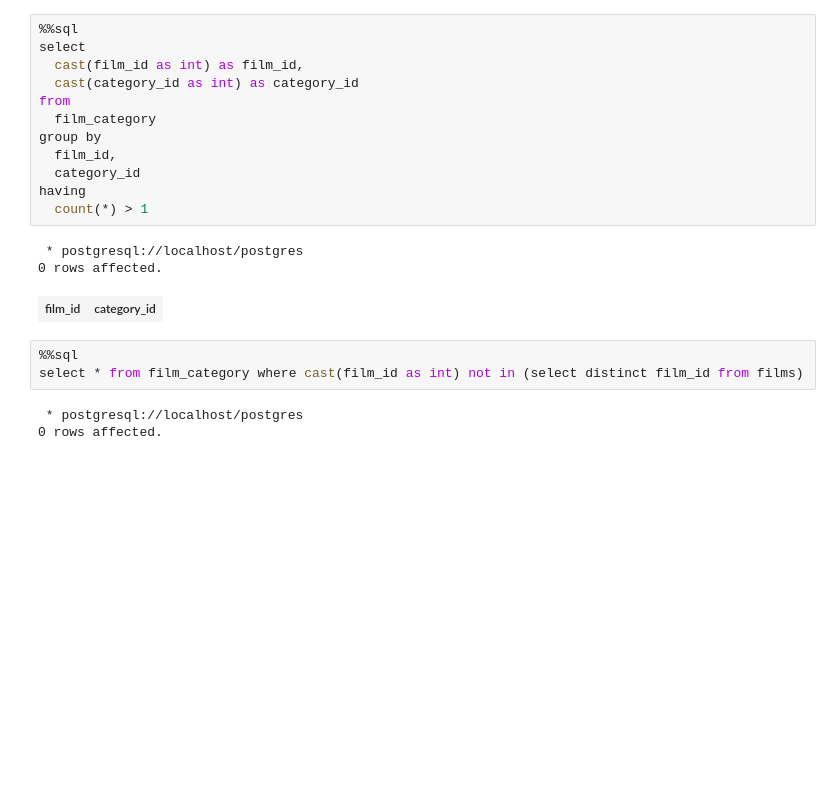
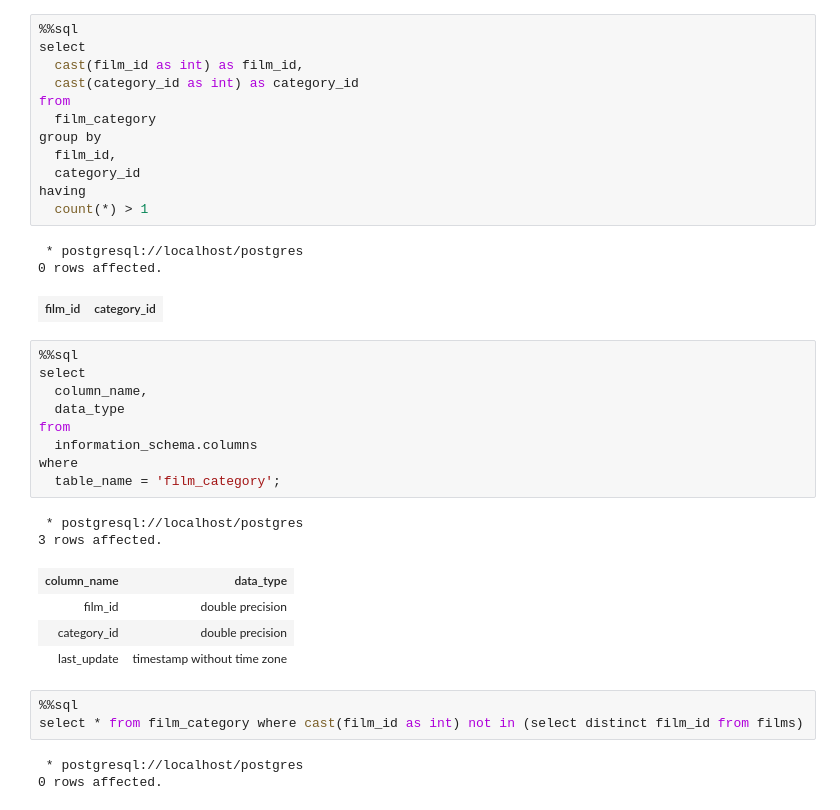
Before and after one commit to julizhu/sql-training-tool, a Jupyter notebook: content/Appendix_B_Sample_Dataset_QA.ipynb, the cells around one changed output. Saved outputs shown, nothing was run; the diff lists cells and outputs as text; blank space fills up the shorter version.

```diff
--- a/content/Appendix_B_Sample_Dataset_QA.ipynb
+++ b/content/Appendix_B_Sample_Dataset_QA.ipynb
@@ -462,6 +480,22 @@ having
  * postgresql://localhost/postgres
 0 rows affected.
 | film_id | category_id |
+# %%
+%%sql
+select
+  column_name,
+  data_type
+from
+  information_schema.columns
+where
+  table_name = 'film_category';
+# %% [output]
+ * postgresql://localhost/postgres
+3 rows affected.
+| column_name | data_type |
+| film_id | double precision |
+| category_id | double precision |
+| last_update | timestamp without time zone |
 # %%
 %%sql
 select * from film_category where cast(film_id as int) not in (select distinct film_id from films)
```
Also changed, not shown: parts of 11 cells of this notebook, 5 other files.
